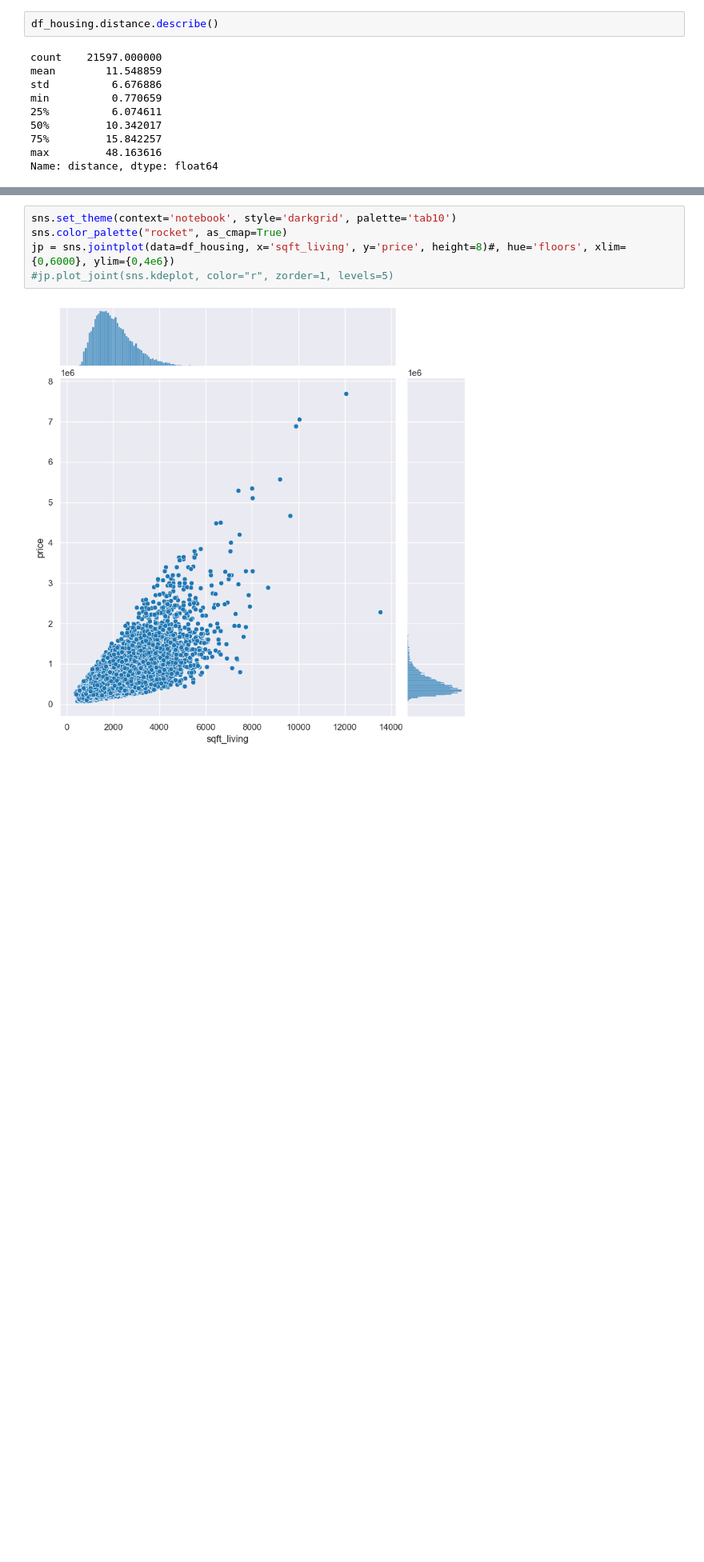
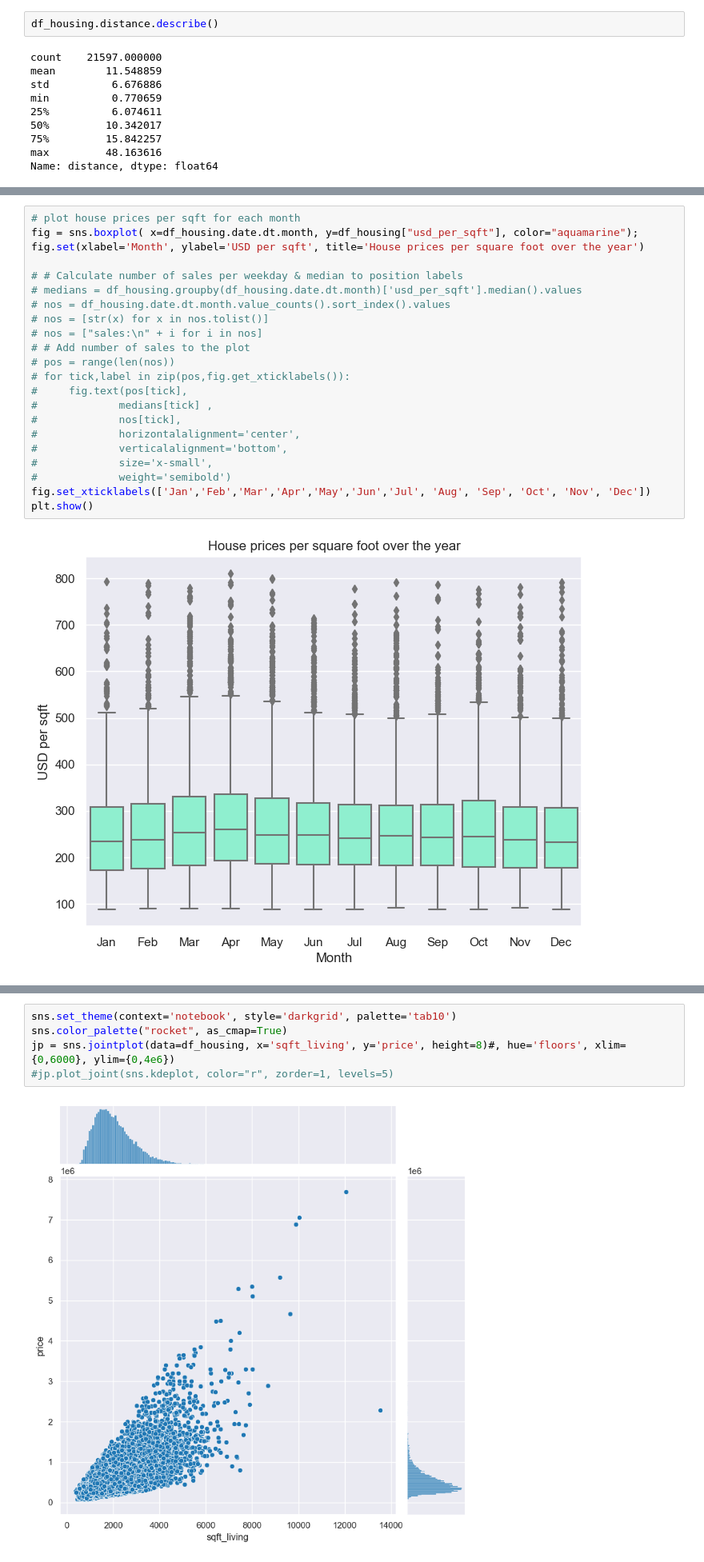
Before and after one commit to markus-baden/eda-king-county-housing, a Jupyter notebook: EDA.ipynb, the cells around one changed output, grey strips where cells are left out. Shown at 80% size. Cells and saved outputs as stored; diff of their text form; blank space fills up the shorter version.

```diff
--- a/EDA.ipynb
+++ b/EDA.ipynb
@@ -227,0 +341,24 @@ Name: distance, dtype: float64
+# %%
+# plot house prices per sqft for each month
+fig = sns.boxplot( x=df_housing.date.dt.month, y=df_housing["usd_per_sqft"], color="aquamarine");
+fig.set(xlabel='Month', ylabel='USD per sqft', title='House prices per square foot over the year')
+
+# # Calculate number of sales per weekday & median to position labels
+# medians = df_housing.groupby(df_housing.date.dt.month)['usd_per_sqft'].median().values
+# nos = df_housing.date.dt.month.value_counts().sort_index().values
+# nos = [str(x) for x in nos.tolist()]
+# nos = ["sales:\n" + i for i in nos]
+# # Add number of sales to the plot
+# pos = range(len(nos))
+# for tick,label in zip(pos,fig.get_xticklabels()):
+#     fig.text(pos[tick],
+#             medians[tick] ,
+#             nos[tick],
+#             horizontalalignment='center',
+#             verticalalignment='bottom',
+#             size='x-small',
+#             weight='semibold')
+fig.set_xticklabels(['Jan','Feb','Mar','Apr','May','Jun','Jul', 'Aug', 'Sep', 'Oct', 'Nov', 'Dec'])
+plt.show()
+# %% [output]
+[figure, added]
```
Also changed, not shown: parts of 37 cells of this notebook, 12 other files.
